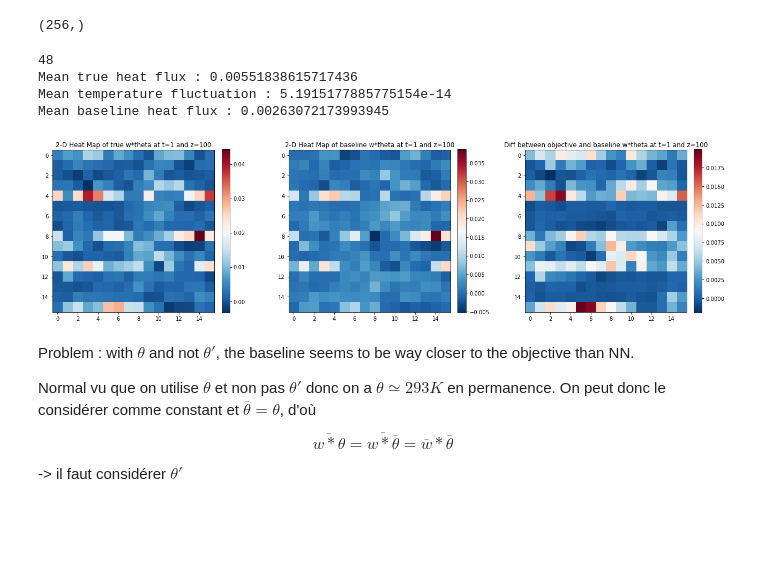
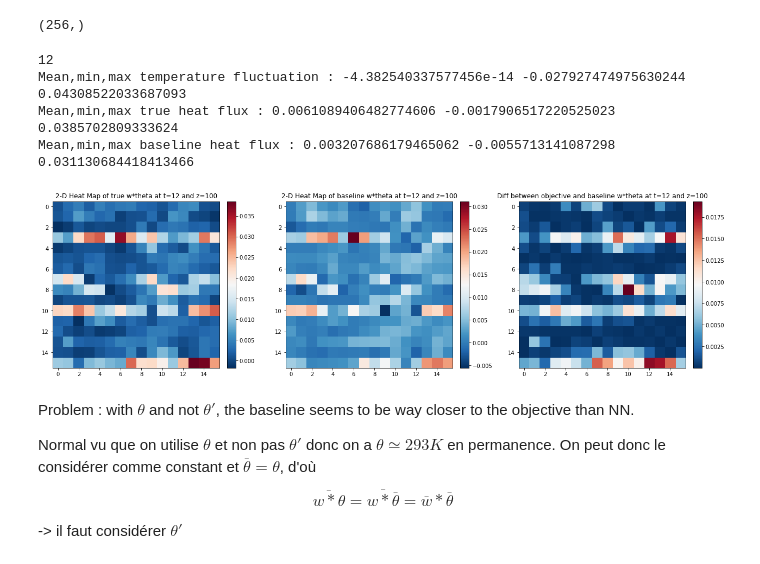
Before and after one commit to AdrienBq/Turbulence, a Jupyter notebook: explo/simple_dnn.ipynb, the cells around one changed output. Saved outputs shown, nothing was run; the diff lists cells and outputs as text; code cells hidden in the pictures; blank space fills up the shorter version.

```diff
--- a/explo/simple_dnn.ipynb
+++ b/explo/simple_dnn.ipynb
@@ -310,43 +306,44 @@ time_ds[:,len_in:][:,z].shape
 # %%
 from mpl_toolkits.axes_grid1 import make_axes_locatable
 
 t=0
 lz=376
-#z=100     # equivalent to z=18 : first alt is 18
+z=100     # equivalent to z=18 : first alt is 18
 print(test_times[t])
 path_data = Directory+f'/input_ds_for_simple_nn_T{test_times[t]}_L_32.nc'  #'data/L_32_new/input_ds_for_simple_nn_T10_L_32.nc'
 nc_init = nc.Dataset(path_data)
-true_heat_flux = nc_init[f'sample'][:].filled()[:,-len_out:][:,z].reshape(16,16)        #-(lz-z) because : last lz values are wtheta, -(lz-z) is wtheta at alt z
-print('Mean true heat flux :',true_heat_flux.mean())
+true_heat_flux = nc_init[f'sample'][:].filled()[:,-len_out:][:,z].reshape(16,16)        # -len_out because : last len_out values are wtheta, z is wtheta at alt z
 
-w_arr = nc_init[f'sample'][:].filled()[:,2*len_out:][:,z].reshape(16,16)
-theta_arr = nc_init[f'sample'][:].filled()[:,3*len_out:][:,z].reshape(16,16)
-print('Mean temperature fluctuation :',theta_arr.mean())
+w_arr = nc_init[f'sample'][:].filled()[:,2*len_out:][:,z].reshape(16,16)        # variables are [u,v,w,theta,s,tka,wtheta] so 2*len_out is w
+theta_arr = nc_init[f'sample'][:].filled()[:,3*len_out:][:,z].reshape(16,16)    # variables are [u,v,w,theta,s,tka,wtheta] so 3*len_out is theta
 baseline_heat_flux = w_arr*theta_arr
-print('Mean baseline heat flux :',baseline_heat_flux.mean())
+
+print('Mean,min,max temperature fluctuation :',theta_arr.mean(),theta_arr.min(),theta_arr.max())
+print('Mean,min,max true heat flux :',true_heat_flux.mean(),true_heat_flux.min(),true_heat_flux.max())
+print('Mean,min,max baseline heat flux :',baseline_heat_flux.mean(),baseline_heat_flux.min(),baseline_heat_flux.max())
 
 fig,axes = plt.subplots(1,3,figsize=(18,5))
 
 im0 = axes[0].imshow(true_heat_flux , cmap = 'RdBu_r' , interpolation = 'nearest' )
 fig.colorbar(im0, ax=axes[0], orientation='vertical', fraction=0.046, pad=0.04)
-axes[0].set_title(f"2-D Heat Map of true w*theta at t={1} and z={z}")
+axes[0].set_title(f"2-D Heat Map of true w*theta at t={test_times[t]} and z={z}")
 
 im1 = axes[1].imshow(baseline_heat_flux , cmap = 'RdBu_r' , interpolation = 'nearest' )
 fig.colorbar(im1, ax=axes[1], orientation='vertical', fraction=0.046, pad=0.04)
-axes[1].set_title(f"2-D Heat Map of baseline w*theta at t={1} and z={z}")
+axes[1].set_title(f"2-D Heat Map of baseline w*theta at t={test_times[t]} and z={z}")
 
-im2 = axes[2].imshow(true_heat_flux - baseline_heat_flux , cmap = 'RdBu_r' , interpolation = 'nearest' )
+im2 = axes[2].imshow(np.abs(true_heat_flux - baseline_heat_flux) , cmap = 'RdBu_r' , interpolation = 'nearest' )
 fig.colorbar(im2, ax=axes[2], orientation='vertical', fraction=0.046, pad=0.04)
-axes[2].set_title(f"Diff between objective and baseline w*theta at t={1} and z={z}")
+axes[2].set_title(f"Diff between objective and baseline w*theta at t={test_times[t]} and z={z}")
 
 fig.tight_layout()
 plt.show()
 # %% [output]
-48
-Mean true heat flux : 0.00551838615717436
-Mean temperature fluctuation : 5.1915177885775154e-14
-Mean baseline heat flux : 0.00263072173993945
+12
+Mean,min,max temperature fluctuation : -4.382540337577456e-14 -0.027927474975630244 0.04308522033687093
+Mean,min,max true heat flux : 0.0061089406482774606 -0.0017906517220525023 0.0385702809333624
+Mean,min,max baseline heat flux : 0.003207686179465062 -0.0055713141087298 0.031130684418413466
-[figure, old version]
+[figure, new version]
 # %% [markdown]
 Problem : with $\theta$ and not $\theta'$, the baseline seems to be way closer to the objective than NN.
 
```
Also changed, not shown: parts of 7 cells of this notebook.
